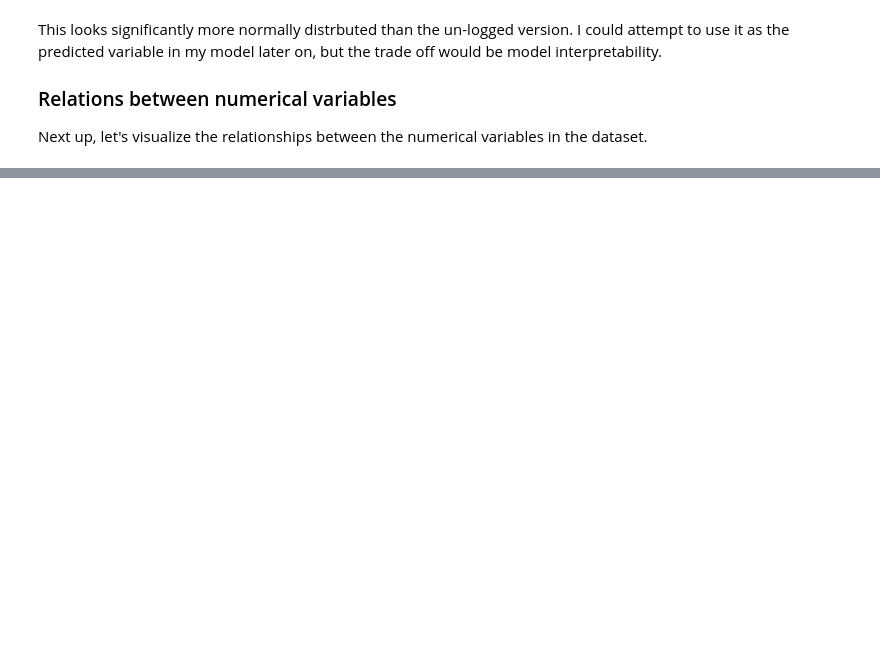
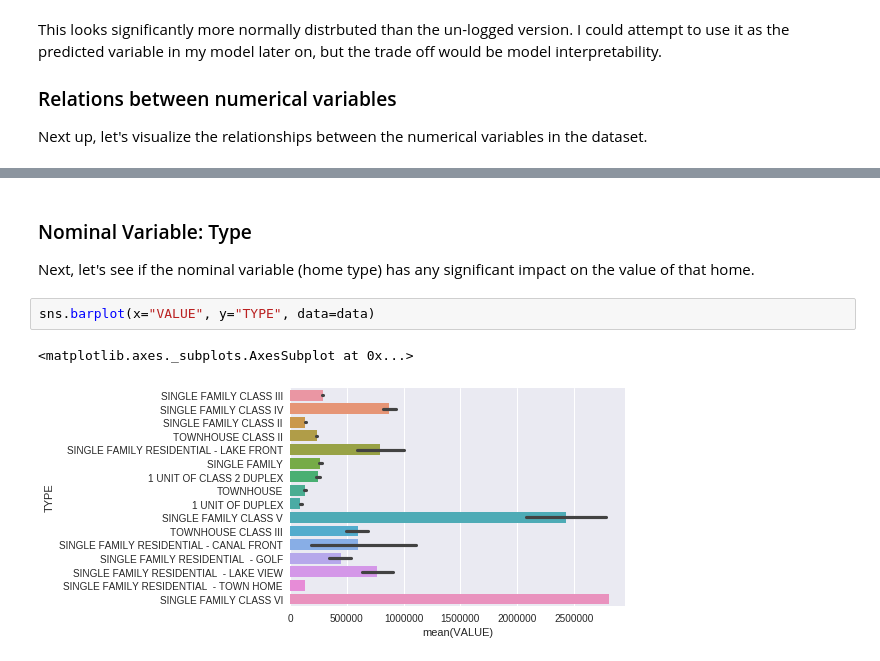
Before and after one commit to will-cromar/fantastic-potato, a Jupyter notebook: Report.ipynb, the cells around one changed output, grey strips where cells are left out. Saved outputs shown, nothing was run; the diff lists cells and outputs as text; blank space fills up the shorter version.

Commit message:
Added nominal variable visualization

```diff
--- a/Report.ipynb
+++ b/Report.ipynb
@@ -110,0 +115,9 @@ sns.pairplot(data=data.drop(["TYPE", "VALUE_LOG"], axis=1), kind="reg")
+# %% [markdown]
+### Nominal Variable: Type
+
+Next, let's see if the nominal variable (home type) has any significant impact on the value of that home.
+# %%
+sns.barplot(x="VALUE", y="TYPE", data=data)
+# %% [output]
+<matplotlib.axes._subplots.AxesSubplot at 0x...>
+[figure, added]
```
Also changed, not shown: parts of 4 cells of this notebook.
